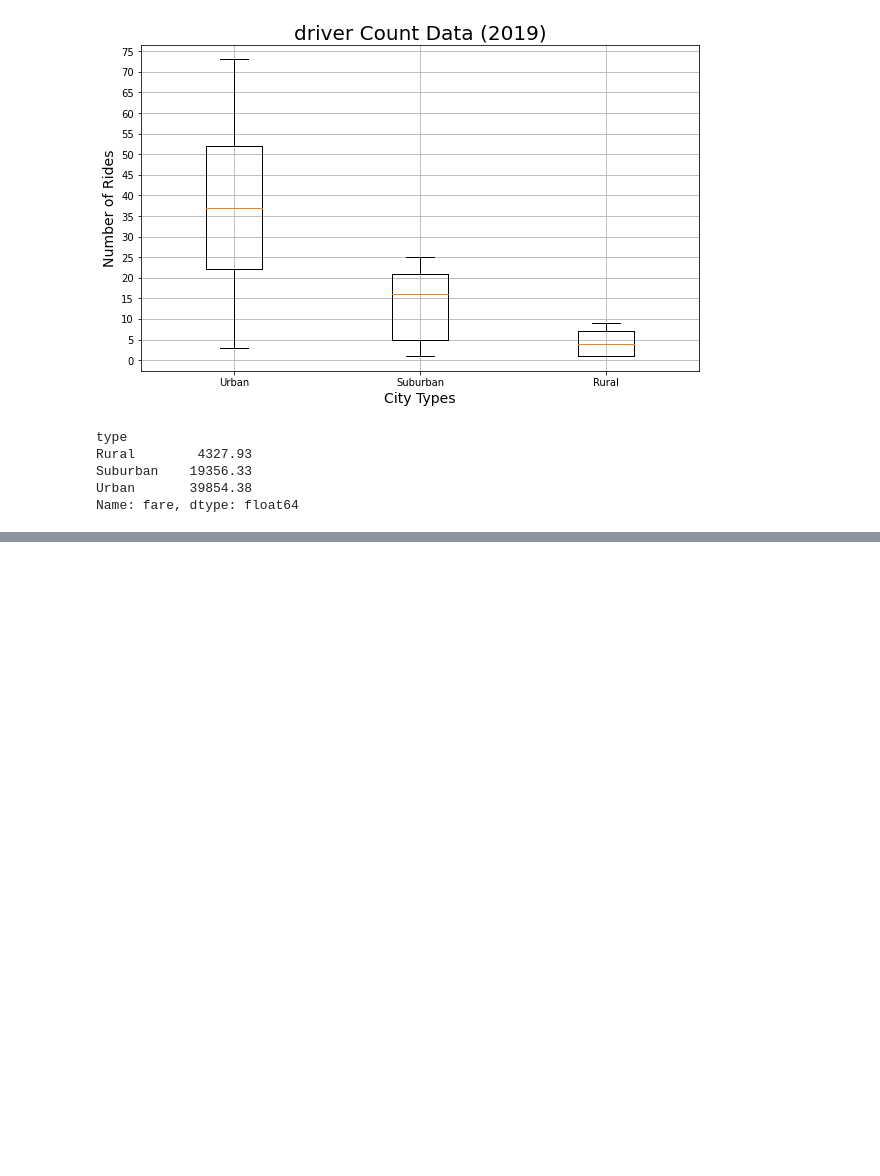
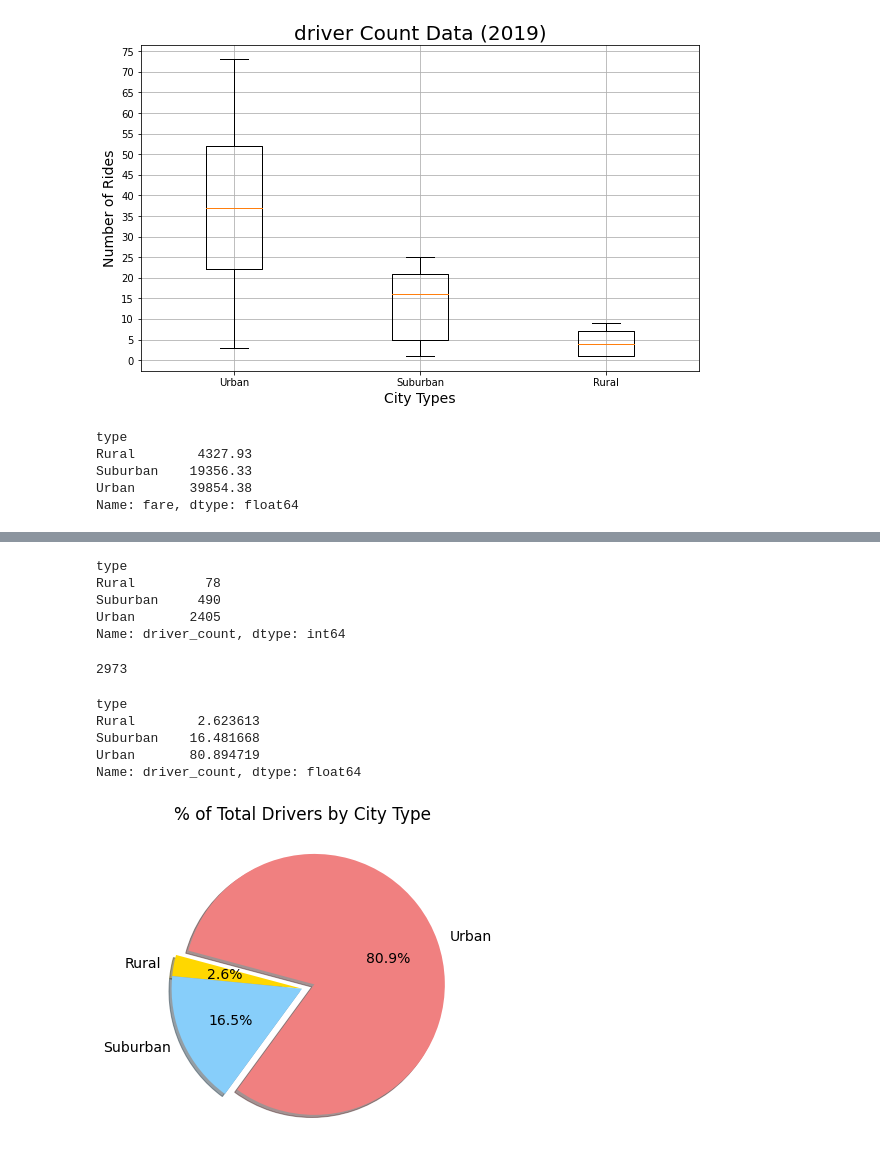
Before and after one commit to swarup81/PyBer_Analysis-, a Jupyter notebook: PyBer1.ipynb, the cells around one changed output, grey strips where cells are left out. Drawn from its saved outputs; the diff is of its cells as text; code cells hidden in the pictures; blank space fills up the shorter version.

```diff
--- a/PyBer1.ipynb
+++ b/PyBer1.ipynb
@@ -1031,0 +1032,44 @@ plt.show()
+# %%
+# get the total number of drivers
+driver_sum = city_data_df.groupby(["type"]).sum()["driver_count"]
+driver_sum
+# %% [output]
+type
+Rural         78
+Suburban     490
+Urban       2405
+Name: driver_count, dtype: int64
+# %%
+# get the sum of all drivers
+total = city_data_df["driver_count"].sum()
+total
+# %% [output]
+2973
+# %%
+# get the total percentage of drivers for each city type.
+driver_percents = (driver_sum/total)*100
+driver_percents
+# %% [output]
+type
+Rural        2.623613
+Suburban    16.481668
+Urban       80.894719
+Name: driver_count, dtype: float64
+# %%
+# Build percentage of rides by city type pie chart.
+plt.subplots(figsize=(10, 6))
+plt.pie(driver_percents,
+    labels=["Rural", "Suburban", "Urban"],
+    colors=["gold", "lightskyblue", "lightcoral"],
+    explode=[0, 0, 0.1],
+    autopct='%1.1f%%',
+    shadow=True, startangle=165)
+plt.title("% of Total Drivers by City Type")
+# Change the default font size from 10 to 14.
+mpl.rcParams['font.size'] = 14
+# Save Figure
+plt.savefig("analysis/Fig7.png")
+# Show Figure
+plt.show()
+# %% [output]
+[figure, added]
```
Also changed, not shown: parts of 20 cells of this notebook.
